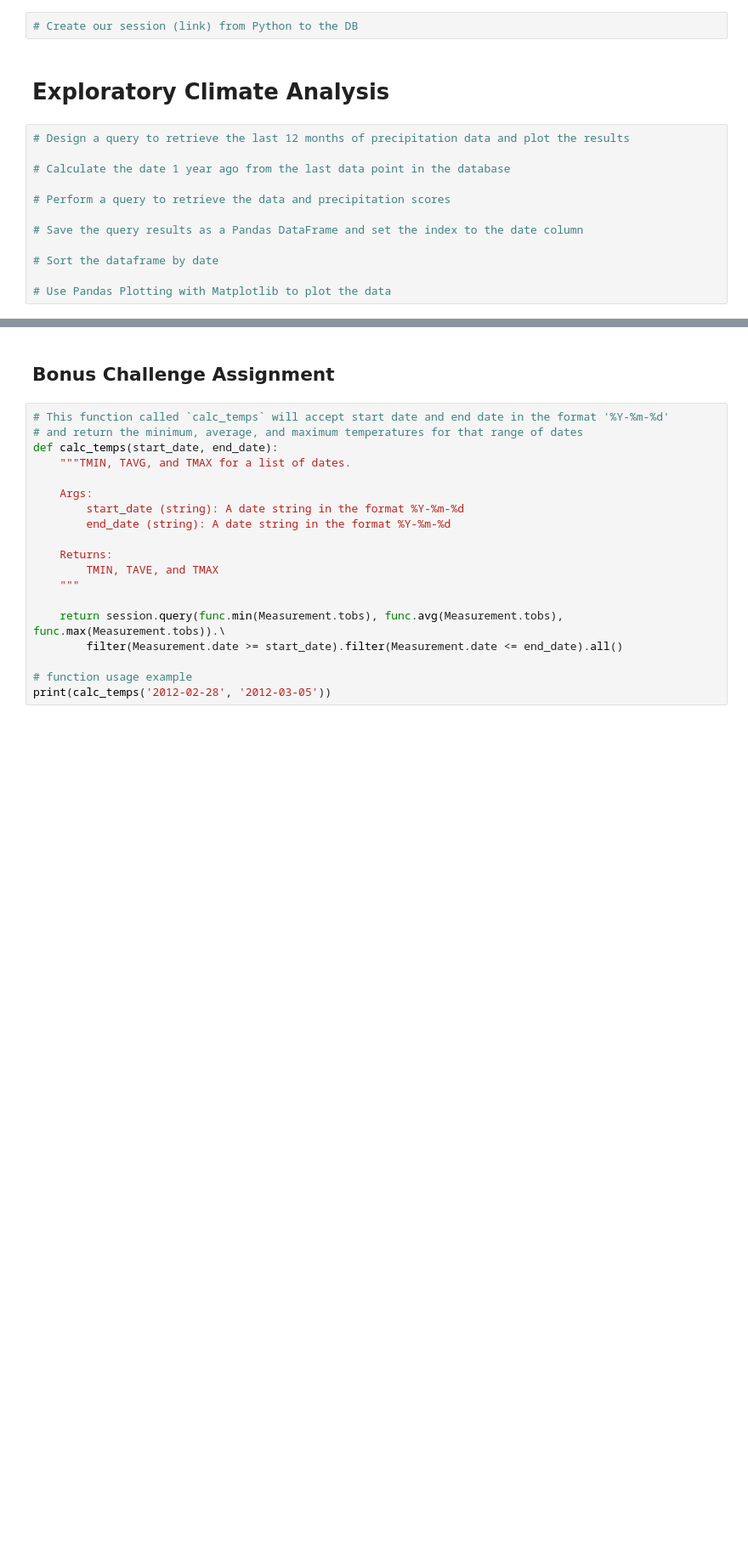
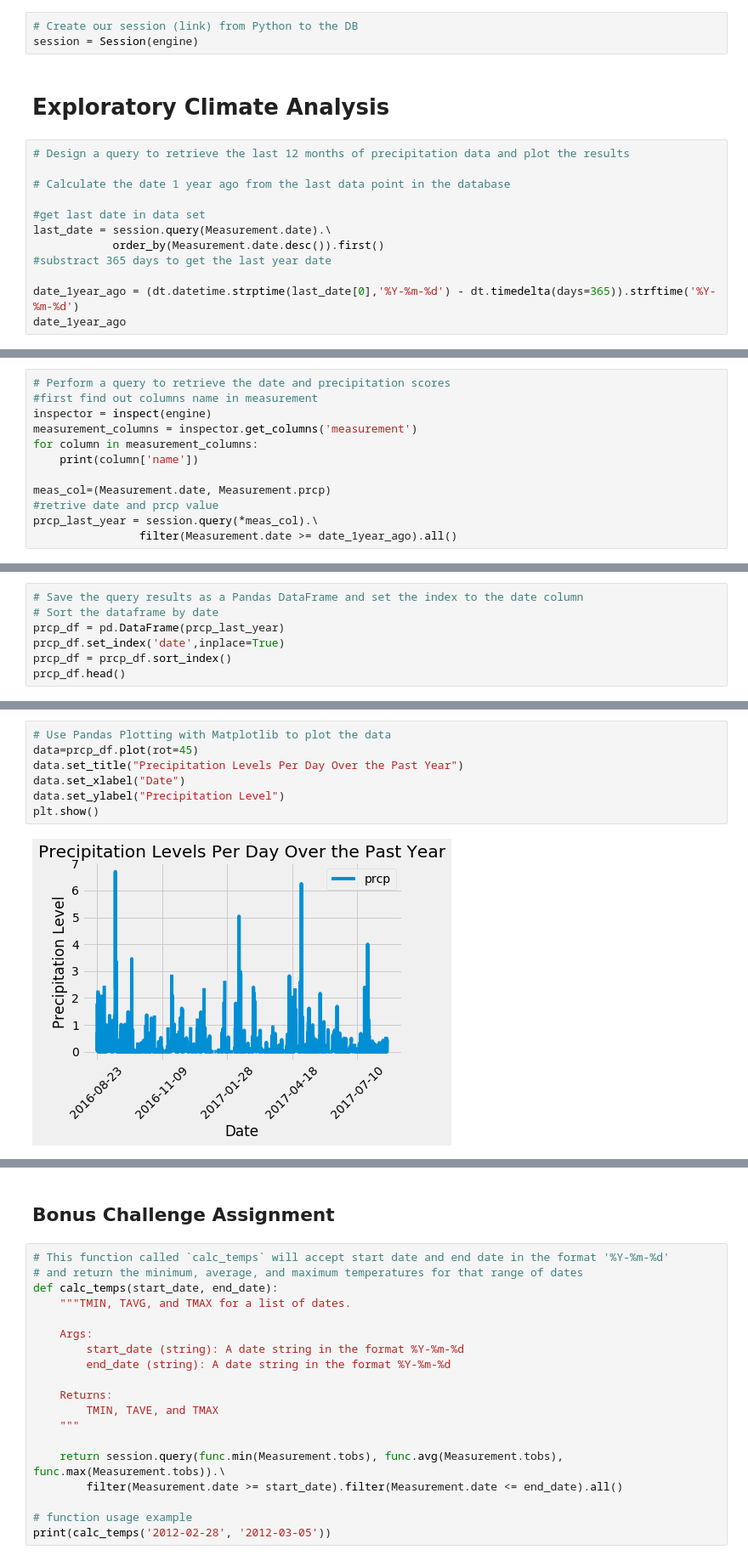
Before and after one commit to olivesun1213/sqlalchemy-challenge, a Jupyter notebook: Unit 10 - Advanced-Data-Storage-and-Retrieval_Homework_Instructions_climate_starter.ipynb, the cells around one changed output, grey strips where cells are left out. Shown at 85% size. Drawn from its saved outputs; the diff is of its cells as text; blank space fills up the shorter version.

```diff
--- a/Unit 10 - Advanced-Data-Storage-and-Retrieval_Homework_Instructions_climate_starter.ipynb
+++ b/Unit 10 - Advanced-Data-Storage-and-Retrieval_Homework_Instructions_climate_starter.ipynb
@@ -33,5 +35,6 @@ Base.classes.keys()
 # %%
 # Create our session (link) from Python to the DB
+session = Session(engine)
 # %% [markdown]
 # Exploratory Climate Analysis
 # %%
@@ -39,10 +42,10 @@ Base.classes.keys()
 
 # Calculate the date 1 year ago from the last data point in the database
 
-# Perform a query to retrieve the data and precipitation scores
+#get last date in data set
+last_date = session.query(Measurement.date).\
+            order_by(Measurement.date.desc()).first()
+#substract 365 days to get the last year date
 
-# Save the query results as a Pandas DataFrame and set the index to the date column
-
-# Sort the dataframe by date
-
-# Use Pandas Plotting with Matplotlib to plot the data
+date_1year_ago = (dt.datetime.strptime(last_date[0],'%Y-%m-%d') - dt.timedelta(days=365)).strftime('%Y-%m-%d')
+date_1year_ago
@@ -48,0 +54,12 @@ Base.classes.keys()
+# %%
+# Perform a query to retrieve the date and precipitation scores
+#first find out columns name in measurement
+inspector = inspect(engine)
+measurement_columns = inspector.get_columns('measurement')
+for column in measurement_columns:
+    print(column['name'])
+
+meas_col=(Measurement.date, Measurement.prcp)
+#retrive date and prcp value
+prcp_last_year = session.query(*meas_col).\
+                filter(Measurement.date >= date_1year_ago).all()
@@ -48,0 +72,7 @@ Base.classes.keys()
+# %%
+# Save the query results as a Pandas DataFrame and set the index to the date column
+# Sort the dataframe by date
+prcp_df = pd.DataFrame(prcp_last_year)
+prcp_df.set_index('date',inplace=True)
+prcp_df = prcp_df.sort_index()
+prcp_df.head()
@@ -49,2 +87,11 @@ Base.classes.keys()
+# %%
+# Use Pandas Plotting with Matplotlib to plot the data
+data=prcp_df.plot(rot=45)
+data.set_title("Precipitation Levels Per Day Over the Past Year")
+data.set_xlabel("Date")
+data.set_ylabel("Precipitation Level")
+plt.show()
+# %% [output]
+[figure, added]
 # %%
 # Use Pandas to calcualte the summary statistics for the precipitation data
```
Also changed, not shown: parts of 20 cells of this notebook.
